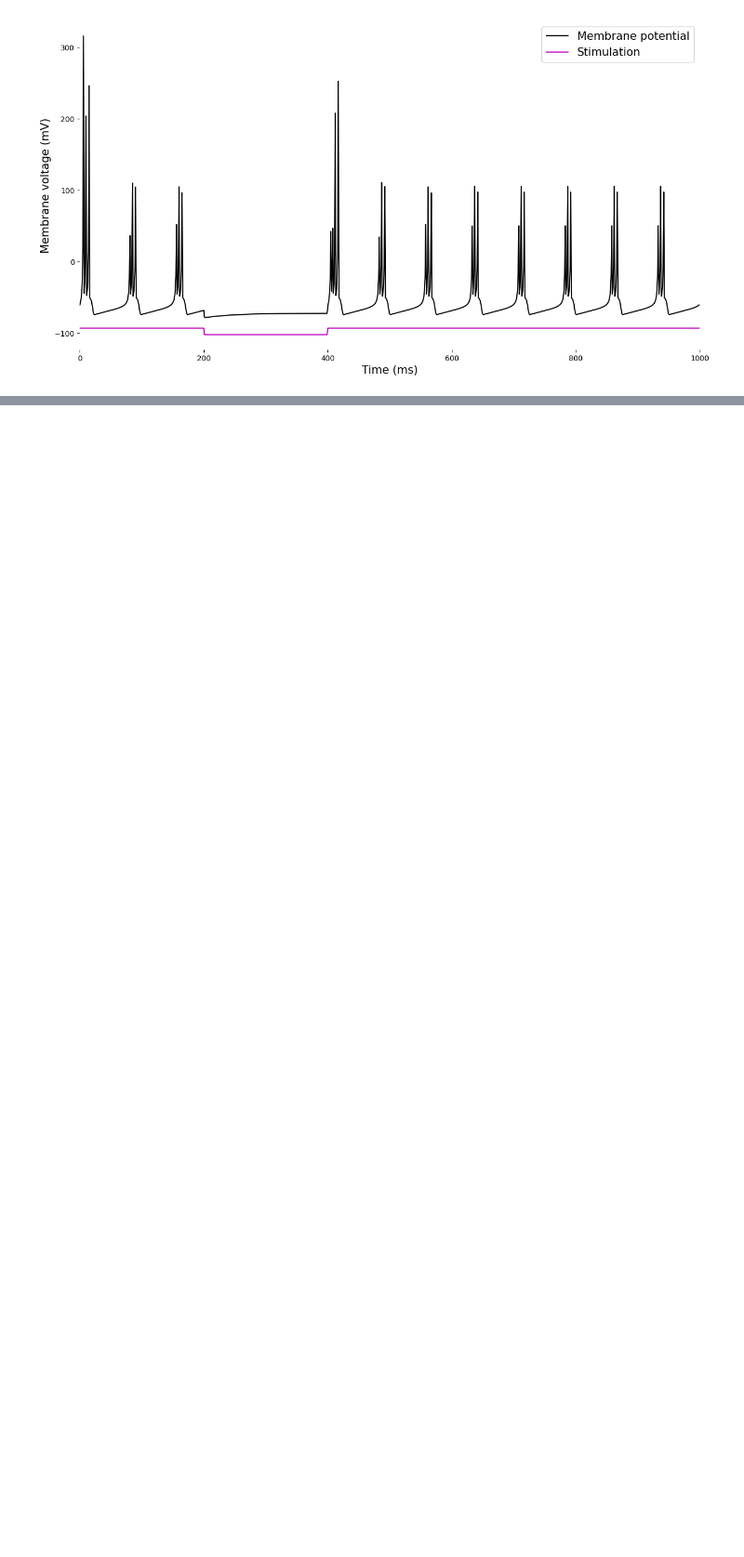
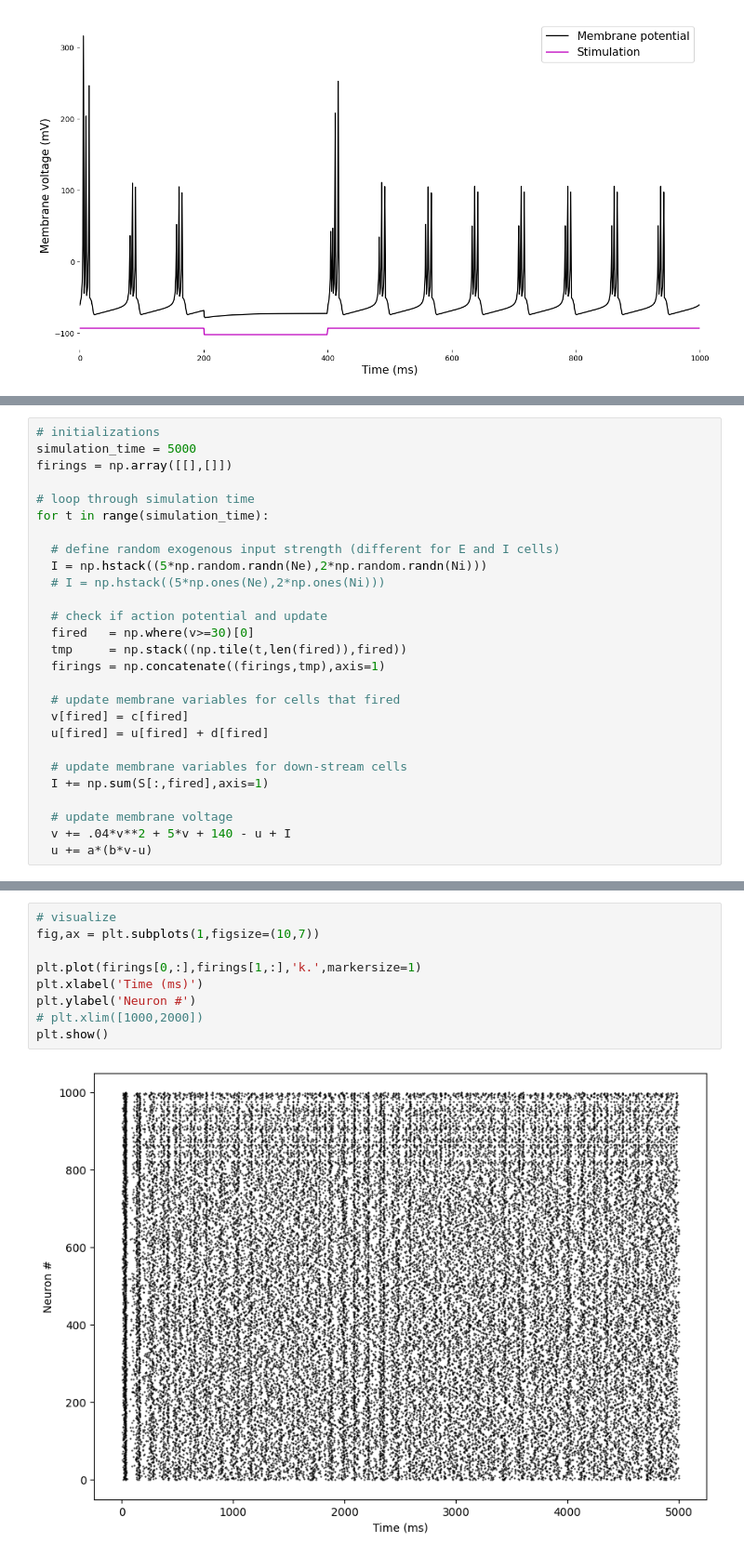
Before and after one commit to ErolGelbul/the_brain, a Jupyter notebook: the_brain.ipynb, the cells around one changed output, grey strips where cells are left out. Shown at 93% size. Cells and saved outputs as stored; diff of their text form; blank space fills up the shorter version.

```diff
--- a/the_brain.ipynb
+++ b/the_brain.ipynb
@@ -51,0 +69,27 @@ plt.show()
+# %%
+# initializations
+simulation_time = 5000
+firings = np.array([[],[]])
+
+# loop through simulation time
+for t in range(simulation_time):
+
+  # define random exogenous input strength (different for E and I cells)
+  I = np.hstack((5*np.random.randn(Ne),2*np.random.randn(Ni)))
+  # I = np.hstack((5*np.ones(Ne),2*np.ones(Ni)))
+
+  # check if action potential and update
+  fired   = np.where(v>=30)[0]
+  tmp     = np.stack((np.tile(t,len(fired)),fired))
+  firings = np.concatenate((firings,tmp),axis=1)
+
+  # update membrane variables for cells that fired
+  v[fired] = c[fired]
+  u[fired] = u[fired] + d[fired]
+
+  # update membrane variables for down-stream cells
+  I += np.sum(S[:,fired],axis=1)
+
+  # update membrane voltage
+  v += .04*v**2 + 5*v + 140 - u + I
+  u += a*(b*v-u)
@@ -51,0 +105,11 @@ plt.show()
+# %%
+# visualize
+fig,ax = plt.subplots(1,figsize=(10,7))
+
+plt.plot(firings[0,:],firings[1,:],'k.',markersize=1)
+plt.xlabel('Time (ms)')
+plt.ylabel('Neuron #')
+# plt.xlim([1000,2000])
+plt.show()
+# %% [output]
+[figure, added]
```
Also changed, not shown: parts of 3 cells of this notebook, 2 other files.
